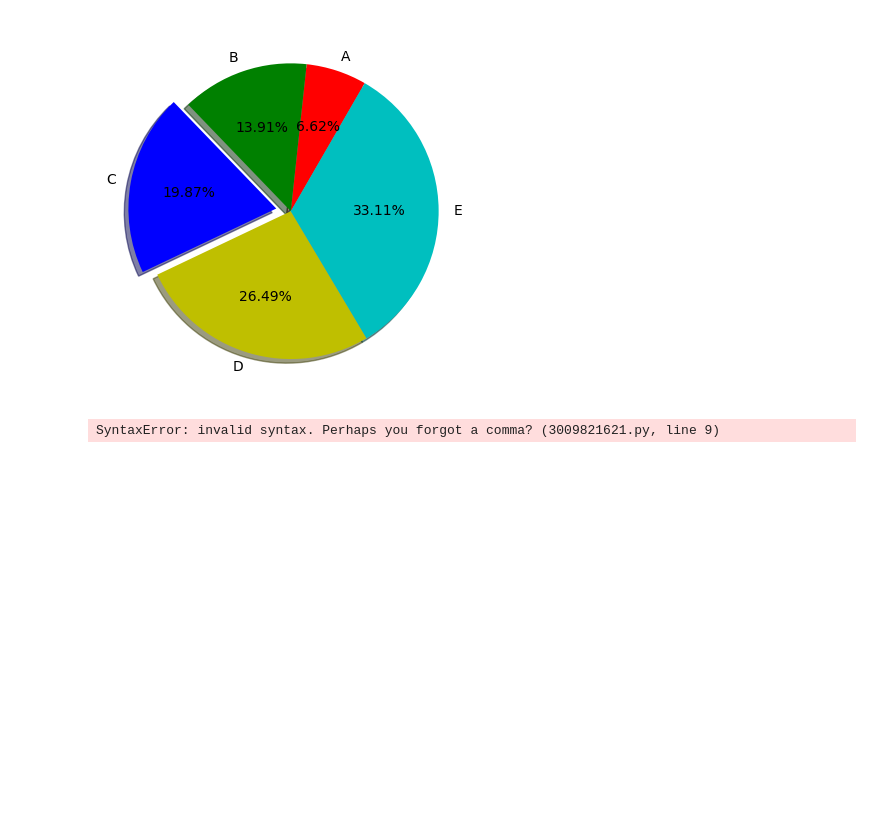
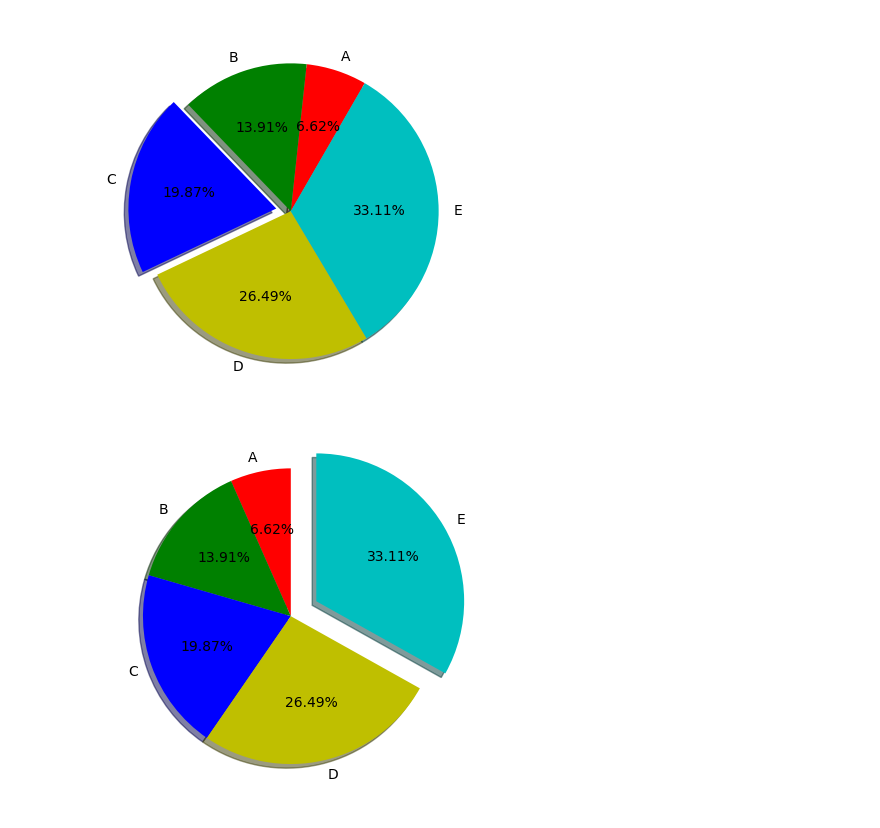
Before and after one commit to karvind08/Python-2025, a Jupyter notebook: Matplotlib/01 December 2025.ipynb, the cells around one changed output. Drawn from its saved outputs; the diff is of its cells as text; code cells hidden in the pictures; blank space fills up the shorter version.

```diff
--- a/Matplotlib/01 December 2025.ipynb
+++ b/Matplotlib/01 December 2025.ipynb
@@ -56,15 +56,15 @@ plt.show()
 # %%
 slices = [10,21,30,40,50]
 names = ['A','B','C','D','E']
 colrs = ['r','g','b','y','c']
 plt.pie(slices,
         labels = names,
         colors = colrs,
         shadow = True,
         startangle = 90,
-        explode = (0.1,0,0,0,0)
+        explode = (0,0,0,0,0.2),
         autopct = '%.2f%%',
        )
 plt.show()
 # %% [output]
-SyntaxError: invalid syntax. Perhaps you forgot a comma? (3009821621.py, line 9)
+[figure, added]
```
